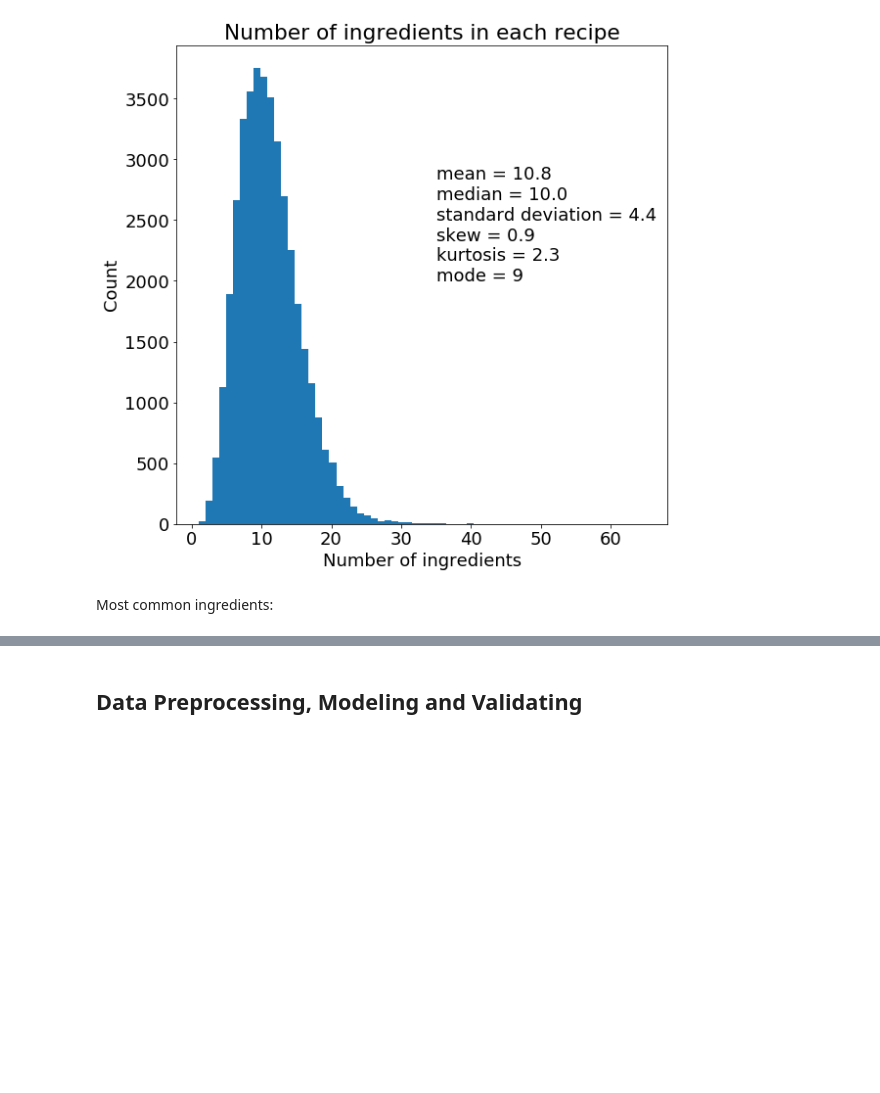
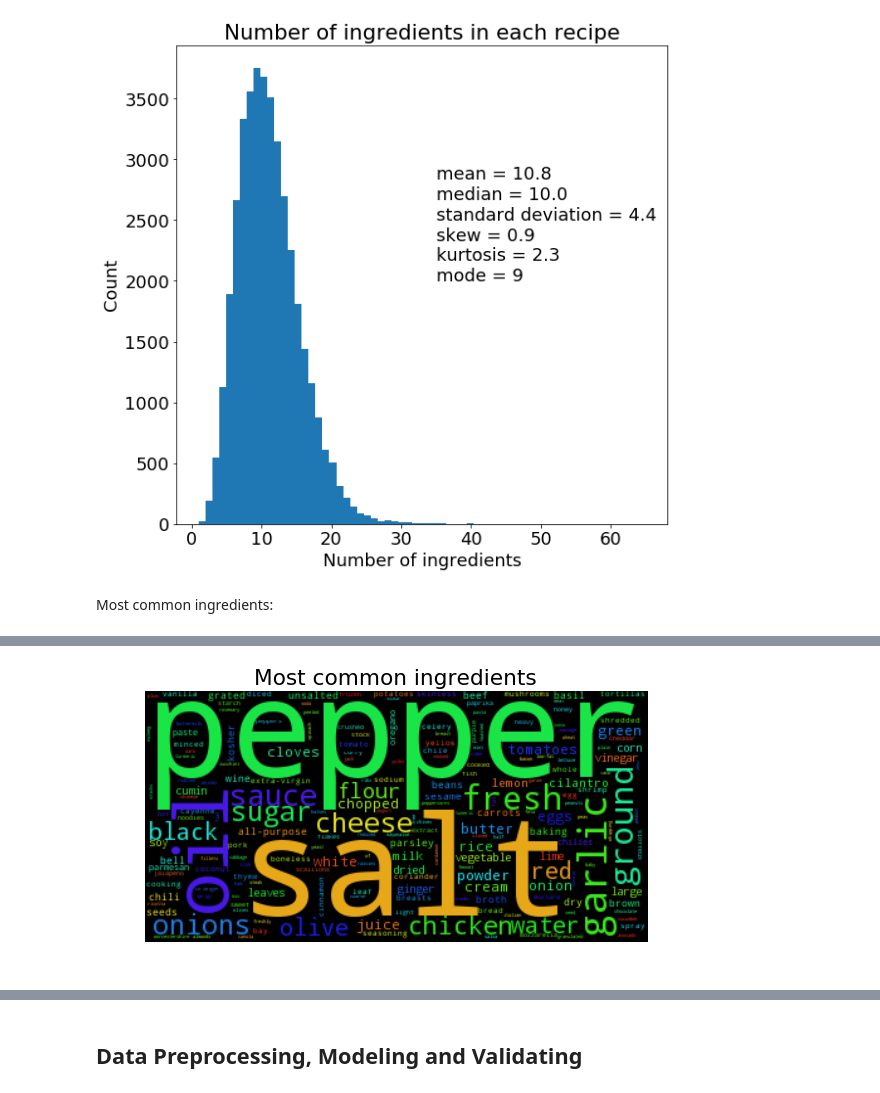
Before and after one commit to christopher-w-murphy/WhatsCookingSVM, a Jupyter notebook: WhatsCookingSVM.ipynb, the cells around one changed output, grey strips where cells are left out. Cells and saved outputs as stored; diff of their text form; code cells hidden in the pictures; blank space fills up the shorter version.

```diff
--- a/WhatsCookingSVM.ipynb
+++ b/WhatsCookingSVM.ipynb
@@ -110,0 +131,2 @@ def ingredients_commonness(column):
+# %%
+ingredS1_VC = ingredients_commonness(traindf['ingredients_str1'].str.split())
@@ -124,0 +151,4 @@ ingredient_word_cloud(ingred_VC)
+# %%
+ingredient_word_cloud(ingredS1_VC)
+# %% [output]
+[figure, added]
```
Also changed, not shown: parts of 41 cells of this notebook.
